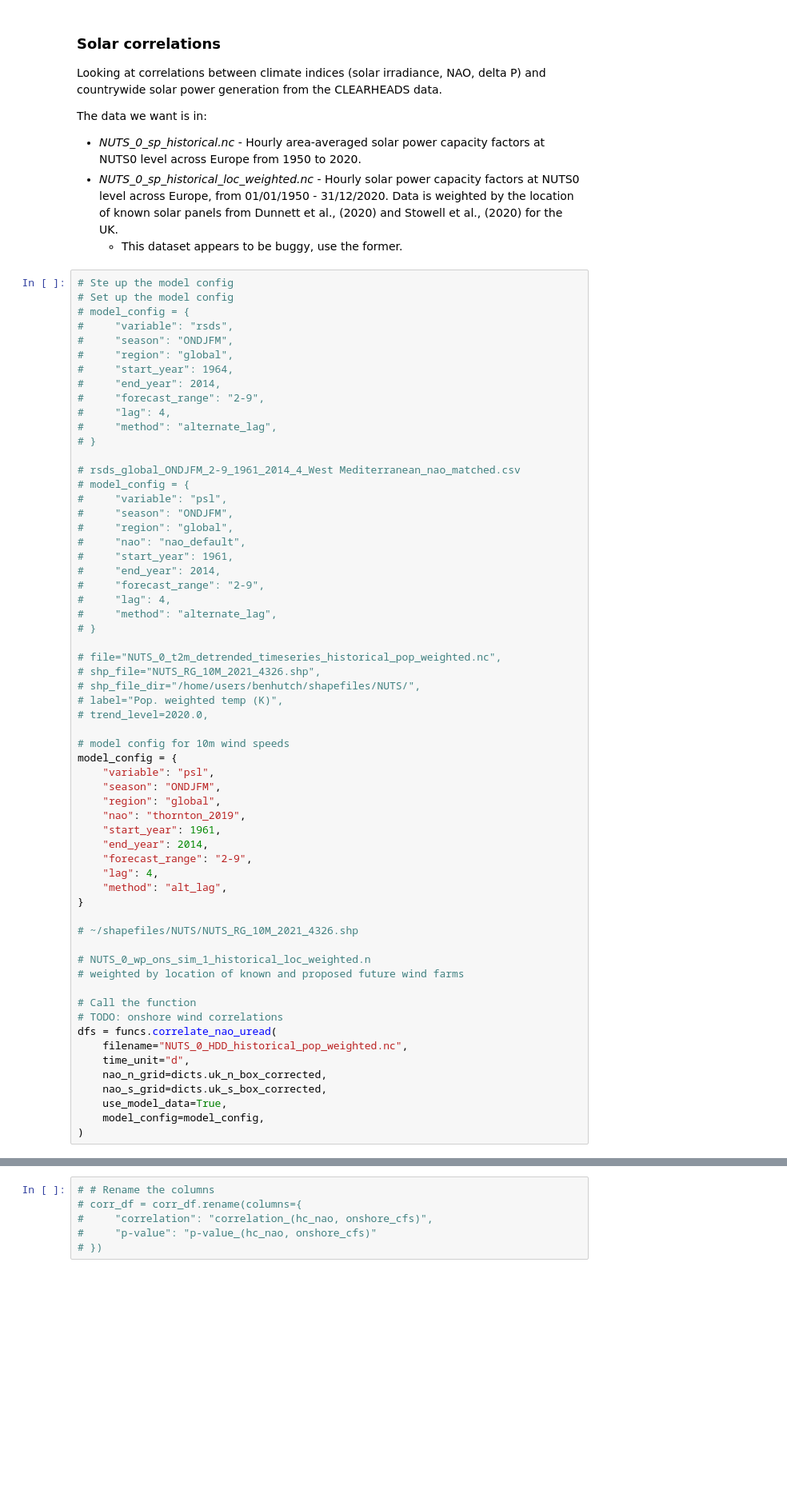
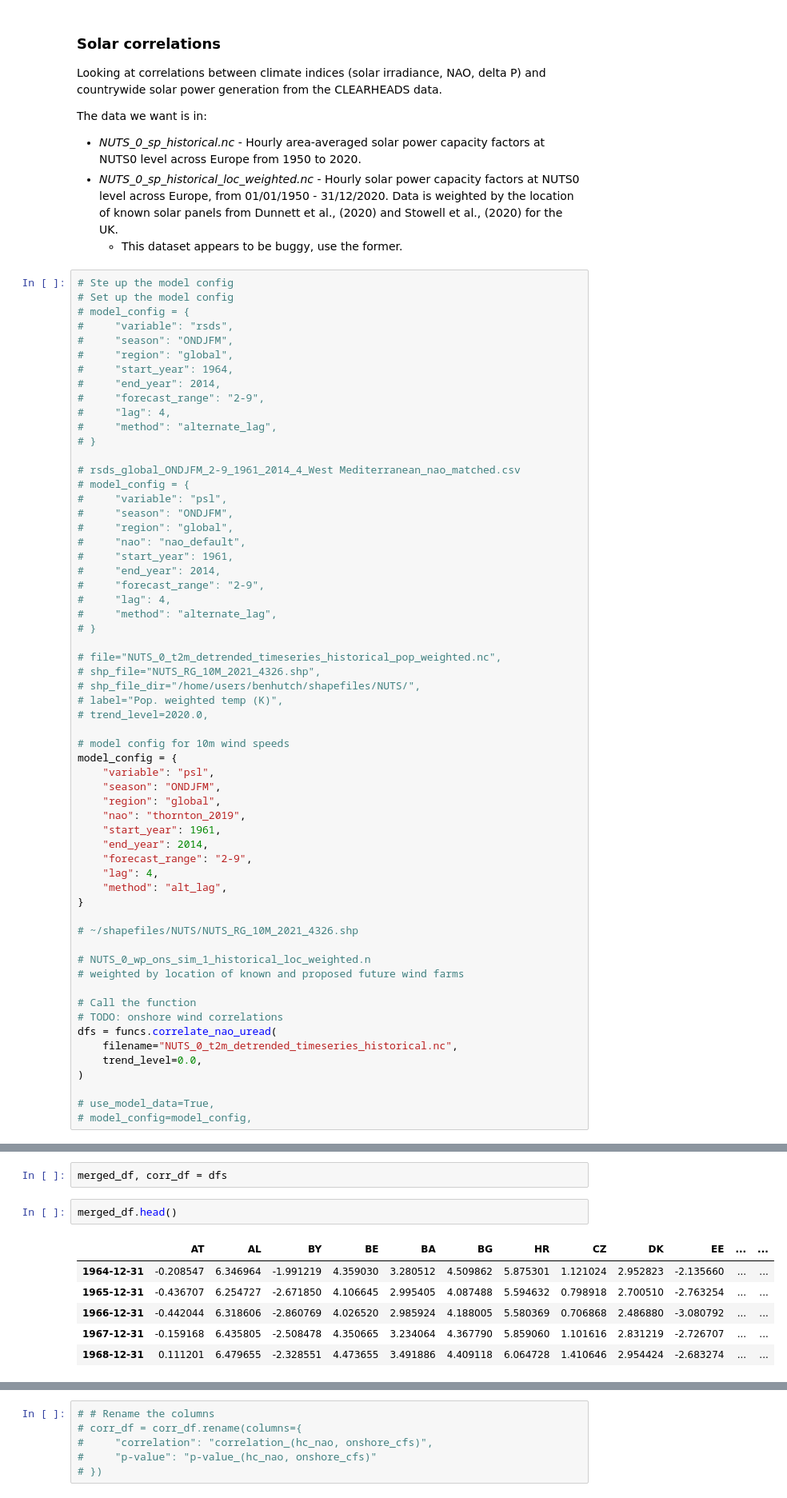
Before and after one commit to benhutchmet/energy-met-corr, a Jupyter notebook: testing-shapefiles.ipynb, the cells around one changed output, grey strips where cells are left out. Shown at 80% size. Drawn from its saved outputs; the diff is of its cells as text; blank space fills up the shorter version.

```diff
--- a/testing-shapefiles.ipynb
+++ b/testing-shapefiles.ipynb
@@ -321,10 +89,9 @@ model_config = {
 # Call the function
 # TODO: onshore wind correlations
 dfs = funcs.correlate_nao_uread(
-    filename="NUTS_0_HDD_historical_pop_weighted.nc",
-    time_unit="d",
-    nao_n_grid=dicts.uk_n_box_corrected,
-    nao_s_grid=dicts.uk_s_box_corrected,
-    use_model_data=True,
-    model_config=model_config,
+    filename="NUTS_0_t2m_detrended_timeseries_historical.nc",
+    trend_level=0.0,
 )
+
+# use_model_data=True,
+# model_config=model_config,
@@ -408,0 +120,11 @@ diff_cor_df
+# %%
+merged_df, corr_df = dfs
+# %%
+merged_df.head()
+# %% [output]
+|  | AT | AL | BY | BE | BA | BG | HR | CZ | DK | EE | ... | ... |
+| 1964-12-31 | -0.208547 | 6.346964 | -1.991219 | 4.359030 | 3.280512 | 4.509862 | 5.875301 | 1.121024 | 2.952823 | -2.135660 | ... | ... |
+| 1965-12-31 | -0.436707 | 6.254727 | -2.671850 | 4.106645 | 2.995405 | 4.087488 | 5.594632 | 0.798918 | 2.700510 | -2.763254 | ... | ... |
+| 1966-12-31 | -0.442044 | 6.318606 | -2.860769 | 4.026520 | 2.985924 | 4.188005 | 5.580369 | 0.706868 | 2.486880 | -3.080792 | ... | ... |
+| 1967-12-31 | -0.159168 | 6.435805 | -2.508478 | 4.350665 | 3.234064 | 4.367790 | 5.859060 | 1.101616 | 2.831219 | -2.726707 | ... | ... |
+| 1968-12-31 | 0.111201 | 6.479655 | -2.328551 | 4.473655 | 3.491886 | 4.409118 | 6.064728 | 1.410646 | 2.954424 | -2.683274 | ... | ... |
```
Also changed, not shown: parts of 81 cells of this notebook, 2 other files.
